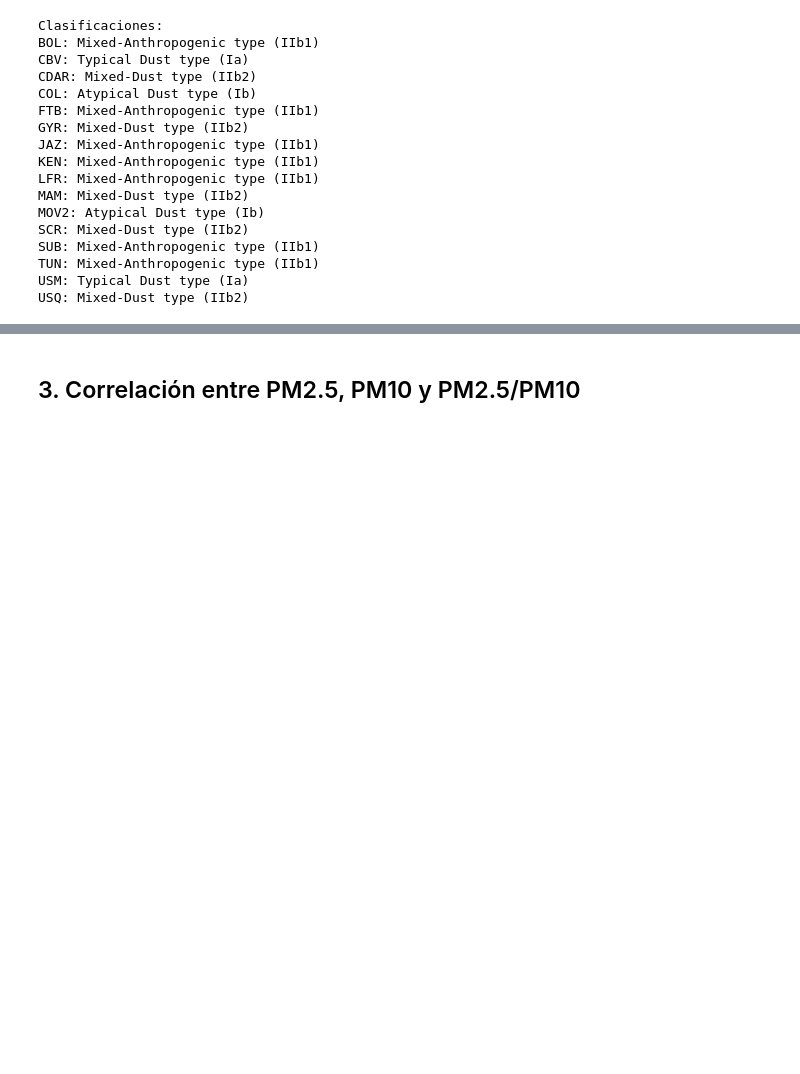
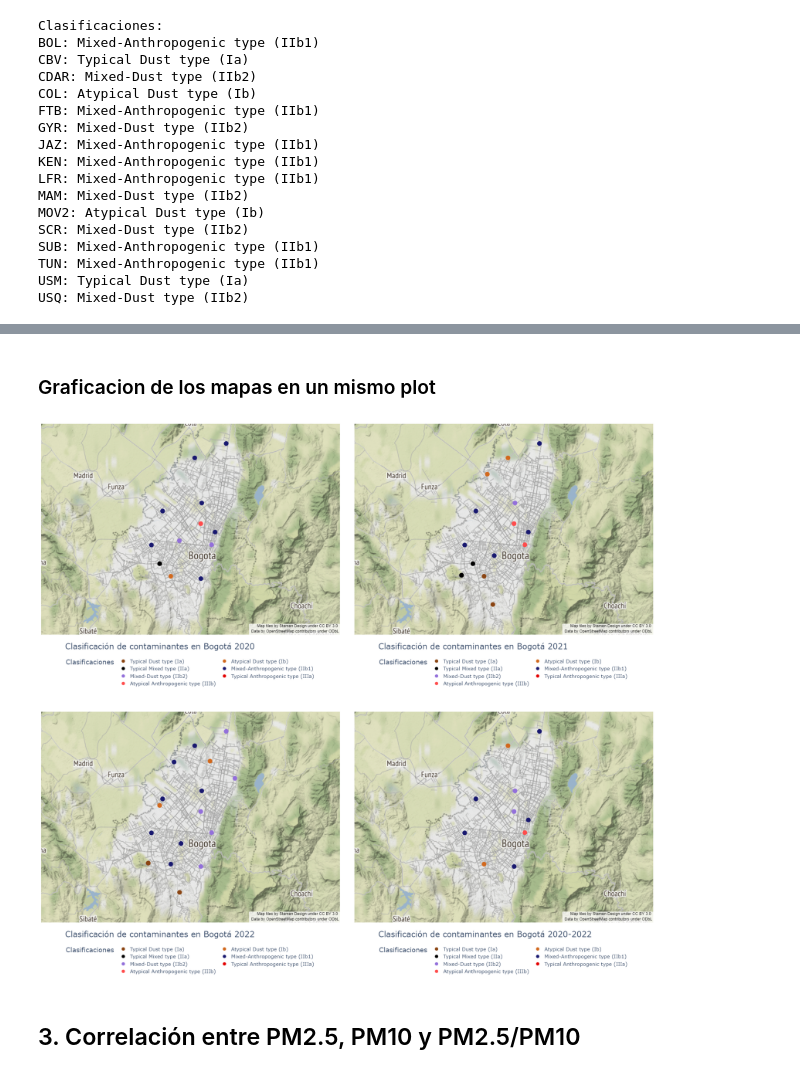
Before and after one commit to XaxaSM/PM-Distribution-Project, a Jupyter notebook: code/ratio_clasification.ipynb, the cells around one changed output, grey strips where cells are left out. Saved outputs shown, nothing was run; the diff lists cells and outputs as text; code cells hidden in the pictures; blank space fills up the shorter version.

```diff
--- a/code/ratio_clasification.ipynb
+++ b/code/ratio_clasification.ipynb
@@ -440,3 +458,37 @@ Atypical Anthropogenic type (IIIb): red
+# %% [markdown]
+### Graficacion de los mapas en un mismo plot
+# %%
+# creamos la figura
+fig, ax = plt.subplots(2, 2, figsize=(25, 25))
+
+# importamos los mapas
+mapa_2020 = plt.imread("../data/results/map_2020.png")
+mapa_2021 = plt.imread("../data/results/map_2021.png")
+mapa_2022 = plt.imread("../data/results/map_2022.png")
+mapa_periodo = plt.imread("../data/results/map_2020-2022.png")
+
+# graficamos los mapas
+ax[0, 0].imshow(mapa_2020)
+ax[0, 1].imshow(mapa_2021)
+ax[1, 0].imshow(mapa_2022)
+ax[1, 1].imshow(mapa_periodo)
+
+# quitamos los ejes
+ax[0, 0].axis("off")
+ax[0, 1].axis("off")
+ax[1, 0].axis("off")
+ax[1, 1].axis("off")
+
+# quitamos los espacios entre los mapas
+plt.subplots_adjust(wspace=0.05, hspace=-0.1)
+
+# guardamos la imagen
+plt.savefig("../data/results/mapas.png", bbox_inches="tight")
+
+# mostramos la imagen
+plt.show()
+# %% [output]
+[figure, added]
 # %% [markdown]
 ## 3. Correlación entre PM2.5, PM10 y PM2.5/PM10
 # %% [markdown]
```
Also changed, not shown: parts of 11 cells of this notebook, 3 other files.
